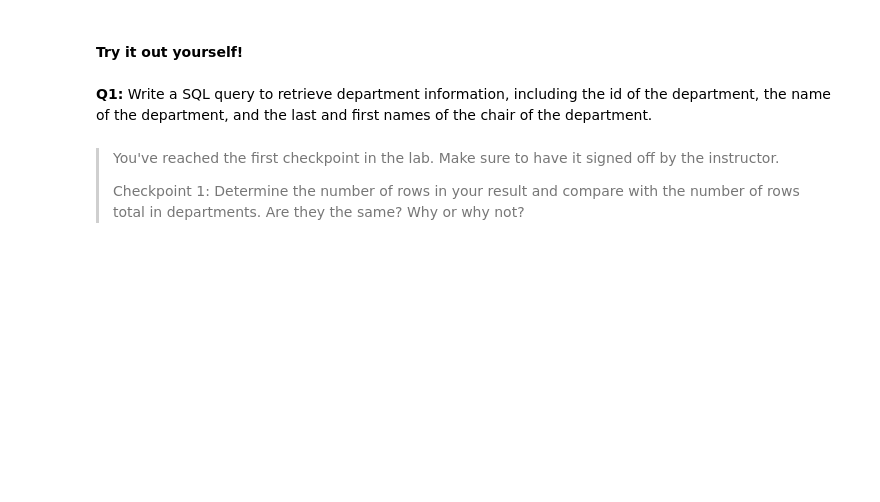
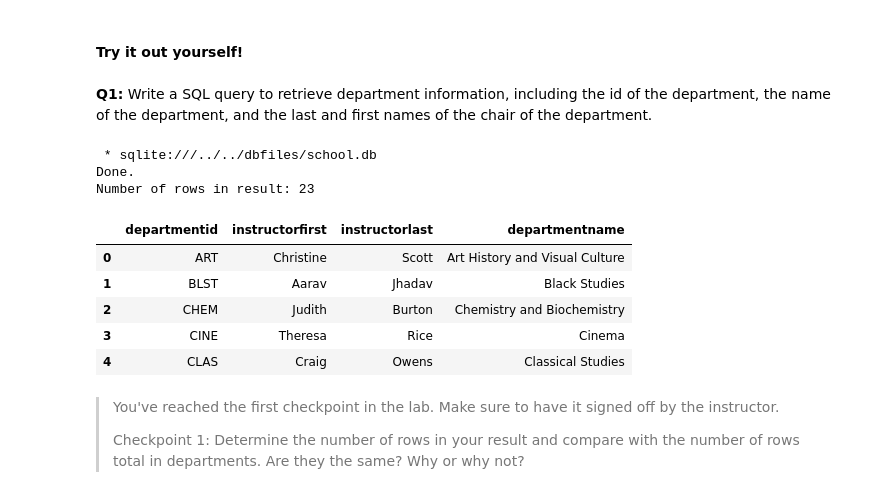
Before and after one commit to adp11/cs181-f22-student, a Jupyter notebook: sw_lab/lab_11/multiple_inner2.ipynb, the cells around one changed output. Saved outputs shown, nothing was run; the diff lists cells and outputs as text; code cells hidden in the pictures; blank space fills up the shorter version.

```diff
--- a/sw_lab/lab_11/multiple_inner2.ipynb
+++ b/sw_lab/lab_11/multiple_inner2.ipynb
@@ -96,14 +116,29 @@ resultset.DataFrame()
 **Q1:** Write a SQL query to retrieve department information, including the id of the department, the name of the department, and the last and first names of the chair of the department.
 # %%
 query1 = """
+SELECT departments.departmentid, instructorfirst, instructorlast, departmentname
+FROM departments INNER JOIN instructors ON (instructors.instructorid == departments.departmentchair)
 """
 # YOUR CODE HERE
-raise NotImplementedError()
+# raise NotImplementedError()
+
+# rows in total departments: 36
+# rows in ...: 23 (subtract NULL chair)
 
 resultset1 = %sql $query1
 resultdf1 = resultset1.DataFrame()
 print("Number of rows in result:", len(resultdf1))
 resultdf1.head()
+# %% [output]
+ * sqlite:///../../dbfiles/school.db
+Done.
+Number of rows in result: 23
+|  | departmentid | instructorfirst | instructorlast | departmentname |
+| 0 | ART | Christine | Scott | Art History and Visual Culture |
+| 1 | BLST | Aarav | Jhadav | Black Studies |
+| 2 | CHEM | Judith | Burton | Chemistry and Biochemistry |
+| 3 | CINE | Theresa | Rice | Cinema |
+| 4 | CLAS | Craig | Owens | Classical Studies |
 # %% [markdown]
 > You've reached the first checkpoint in the lab.  Make sure to have it signed off by the instructor.
 >
```
Also changed, not shown: parts of 11 cells of this notebook, 1 other file.
